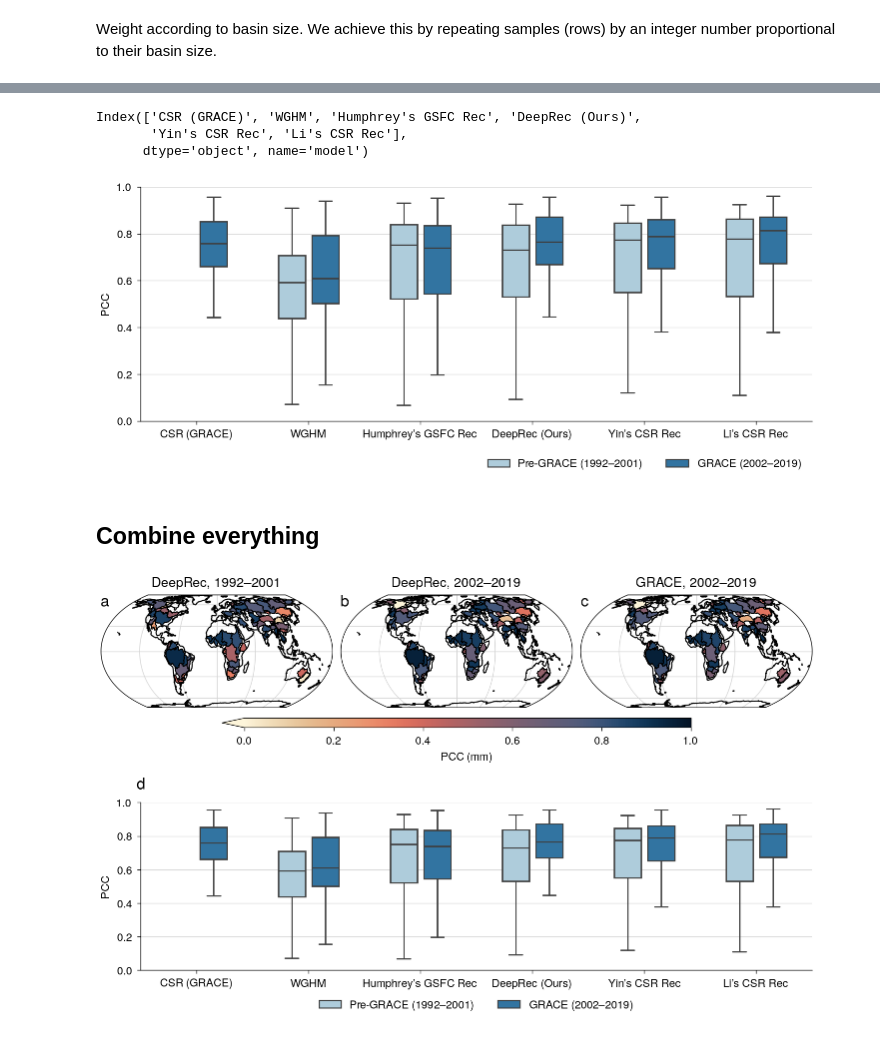
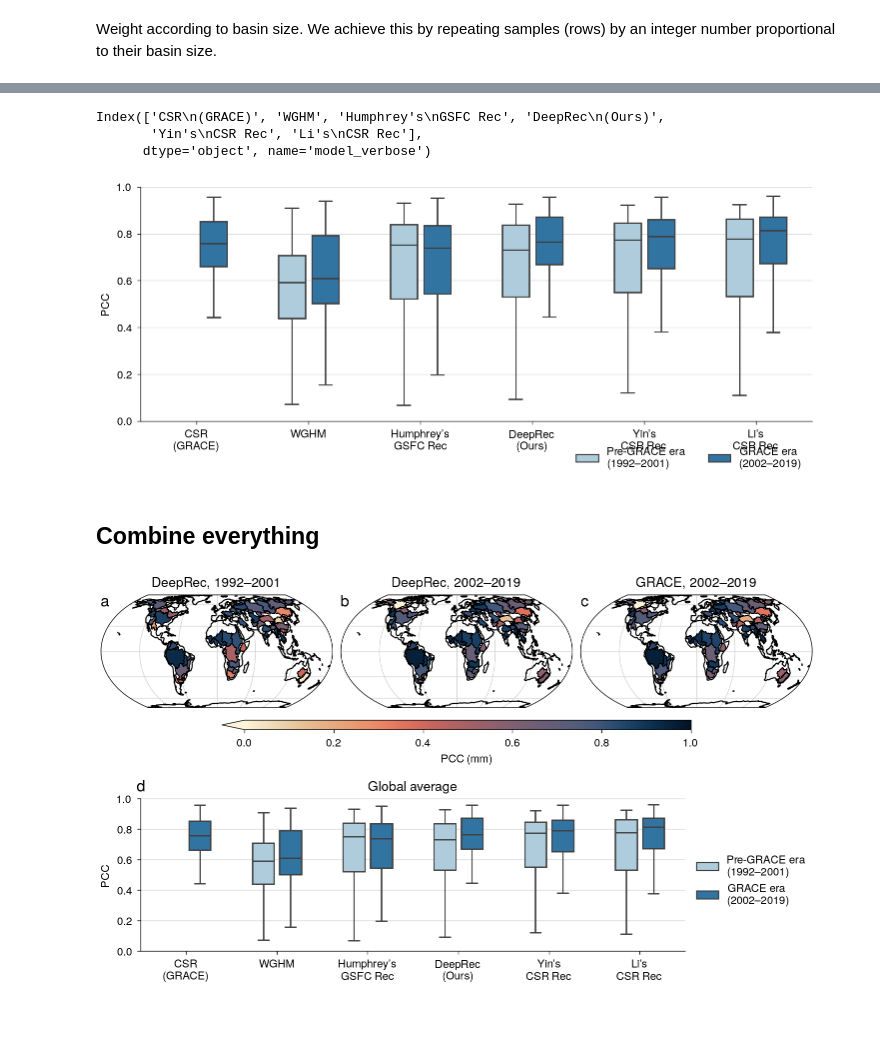
Before and after one commit to lqgentner/deeprec, a Jupyter notebook: notebooks/21-paper-plots/slr-comparison.ipynb, the cells around one changed output, grey strips where cells are left out. Saved outputs shown, nothing was run; the diff lists cells and outputs as text; code cells hidden in the pictures.

Commit message:
Update SLR PCC figure for clarity and improved labeling

```diff
--- a/notebooks/21-paper-plots/slr-comparison.ipynb
+++ b/notebooks/21-paper-plots/slr-comparison.ipynb
@@ -246,4 +212,13 @@ Name: area, Length: 72, dtype: float64
 # %%
+# Convert DataArray to DataFrame
+df_pcc = da_pcc.to_dataframe(name="pcc").reset_index()
+df_pcc["model_verbose"] = df_pcc["model"].map(vars_verbose)
+
 # Convert area to integer (we define the smallest area as 10)
 s_basin_ints = (s_basin_areas / s_basin_areas.min() * 10).round().astype(int)
-s_basin_ints
+
+# Merge with area integers
+df_pcc_area = df_pcc.merge(s_basin_ints, left_on="region", right_index=True)
+
+# Create weighted dataframe (columns repeated according to area integers)
+df_pcc_weighted = repeat_by_weight(df_pcc_area, "area")
@@ -286,7 +226,7 @@ df_pcc_weighted = repeat_by_weight(df_pcc_area, "area")
 # Order by increasing mean
 my_order = (
     df_pcc[df_pcc.era == "pre"]
-    .groupby(by=["model"])["pcc"]
+    .groupby(by=["model_verbose"])["pcc"]
     .mean()
     # Sort GRACE to the beginning
     .sort_values(na_position="first")
@@ -294,23 +234,22 @@ my_order = (
 )
 my_order
 # %% [output]
-Index(['CSR (GRACE)', 'WGHM', 'Humphrey's GSFC Rec', 'DeepRec (Ours)',
-       'Yin's CSR Rec', 'Li's CSR Rec'],
-      dtype='object', name='model')
+Index(['CSR\n(GRACE)', 'WGHM', 'Humphrey's\nGSFC Rec', 'DeepRec\n(Ours)',
+       'Yin's\nCSR Rec', 'Li's\nCSR Rec'],
+      dtype='object', name='model_verbose')
 # %%
 # For creating self-explaining text on figure legends
 legend_renamer = {
     "era": "Era",
-    "pre": f"Pre-GRACE ({period_pre[0]}--{period_pre[1]})",
-    "post": f"GRACE ({period_post[0]}--{period_post[1]})",
-    "area": r"Area ($10^6$ km$^2$)",
+    "pre": f"Pre-GRACE era\n({period_pre[0]}--{period_pre[1]})",
+    "post": f"GRACE era\n({period_post[0]}--{period_post[1]})",
 }
 # %%
 fig, ax = plt.subplots(figsize=(7.2, 3))
 sns.boxplot(
     df_pcc_weighted,
     y="pcc",
-    x="model",
+    x="model_verbose",
     hue="era",
     width=0.6,
     gap=0.2,
@@ -329,12 +268,12 @@ for text in ax.legend_.texts:
         t = legend_renamer[t]
     text.set_text(t)
 # %% [output]
-[figure, old version]
+[figure, new version]
 # %% [markdown]
 ## Combine everything
 # %%
 fig = plt.figure(figsize=(7.2, 5))
-subfigs = fig.subfigures(nrows=2, hspace=0.03)
+subfigs = fig.subfigures(nrows=2, hspace=0.03, height_ratios=[4, 3])
 
 axs_geo = subfigs[0].subplots(1, 3, subplot_kw={"projection": ccrs.EqualEarth()})
 ax_box = subfigs[1].subplots(1, 1)
@@ -366,7 +305,7 @@ subfigs[0].colorbar(p_pcc, ax=axs_geo, label="PCC (mm)", **pcc_cbar_kwargs)
 sns.boxplot(
     df_pcc_weighted,
     y="pcc",
-    x="model",
+    x="model_verbose",
     hue="era",
     width=0.6,
     gap=0.2,
@@ -376,37 +315,40 @@ sns.boxplot(
     palette="Paired",
 )
 
-ax_box.set(ylabel="PCC", xlabel=None, ylim=(0, 1))
+ax_box.set(ylabel="PCC", xlabel=None, ylim=(0, 1), title="Global average")
 ax_box.yaxis.grid()
-ax_box.legend(title=None, ncols=2, loc="lower center", bbox_to_anchor=(0.5, -0.3))
-
+# Move legend outside of plot
+ax_box.legend().remove()
+legend = subfigs[1].legend(loc="outside right")
 # Replace legend texts
-for text in ax_box.legend_.texts:
+for text in legend.texts:
     t = text.get_text()
     if t in legend_renamer:
         t = legend_renamer[t]
     text.set_text(t)
 
-# Add letters
+
+### LETTERS ###
+
 for n, ax in enumerate(axs_geo):
     ax.text(
         0.0,
         1.0 - 0.10,
         string.ascii_lowercase[n],
         transform=ax.transAxes,
         size="x-large",
         weight="bold",
     )
 ax_box.text(
     0.0,
-    1.0 + 0.08,
+    1.0 + 0.05,
     string.ascii_lowercase[len(axs_geo)],
     ha="center",
     transform=ax_box.transAxes,
     size="x-large",
     weight="bold",
 )
 
 fig.savefig(FIGURE_DIR / "slr_pcc.pdf", backend="pgf")
 # %% [output]
-[figure, old version]
+[figure, new version]
```
Also changed, not shown: parts of 8 cells of this notebook, 1 other file.
